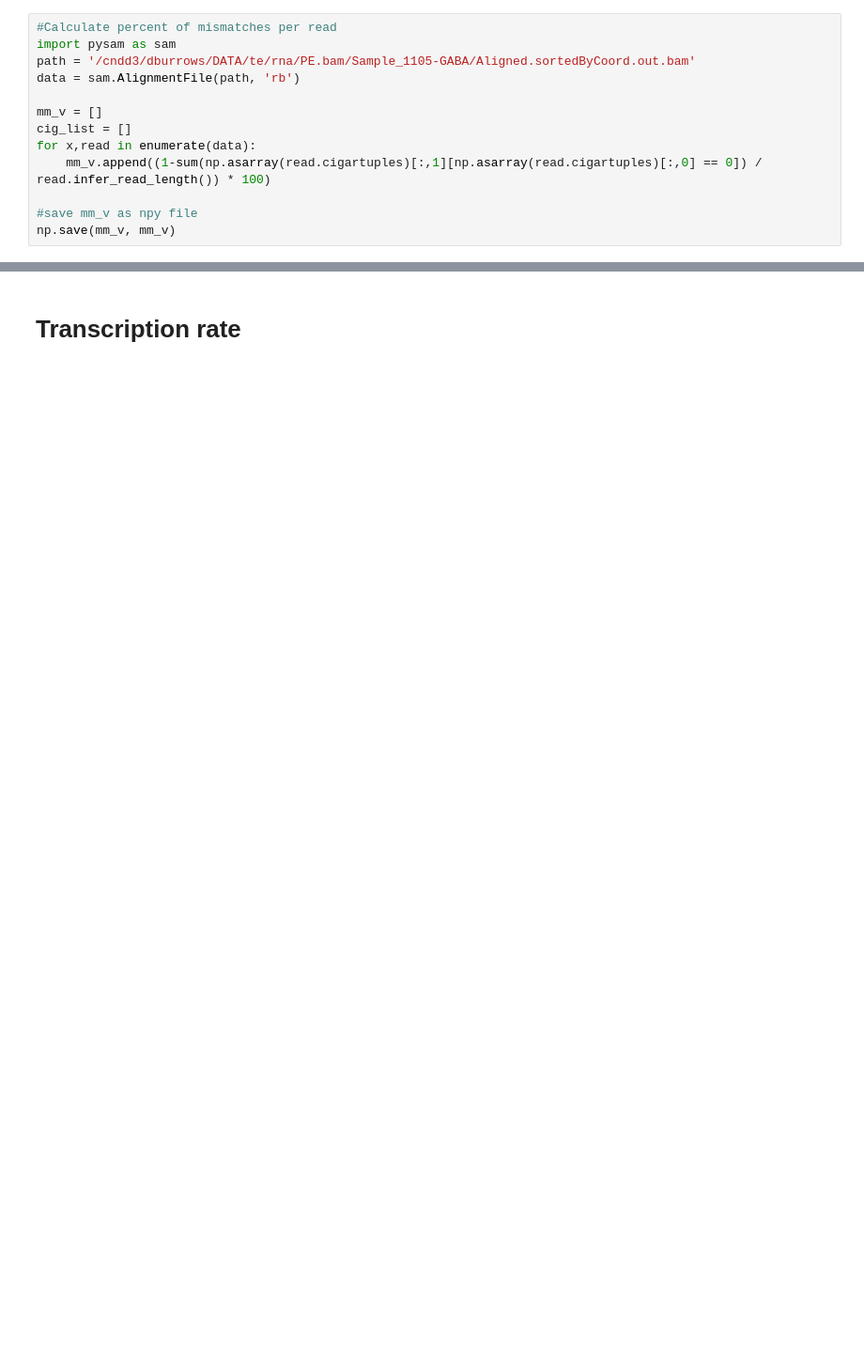
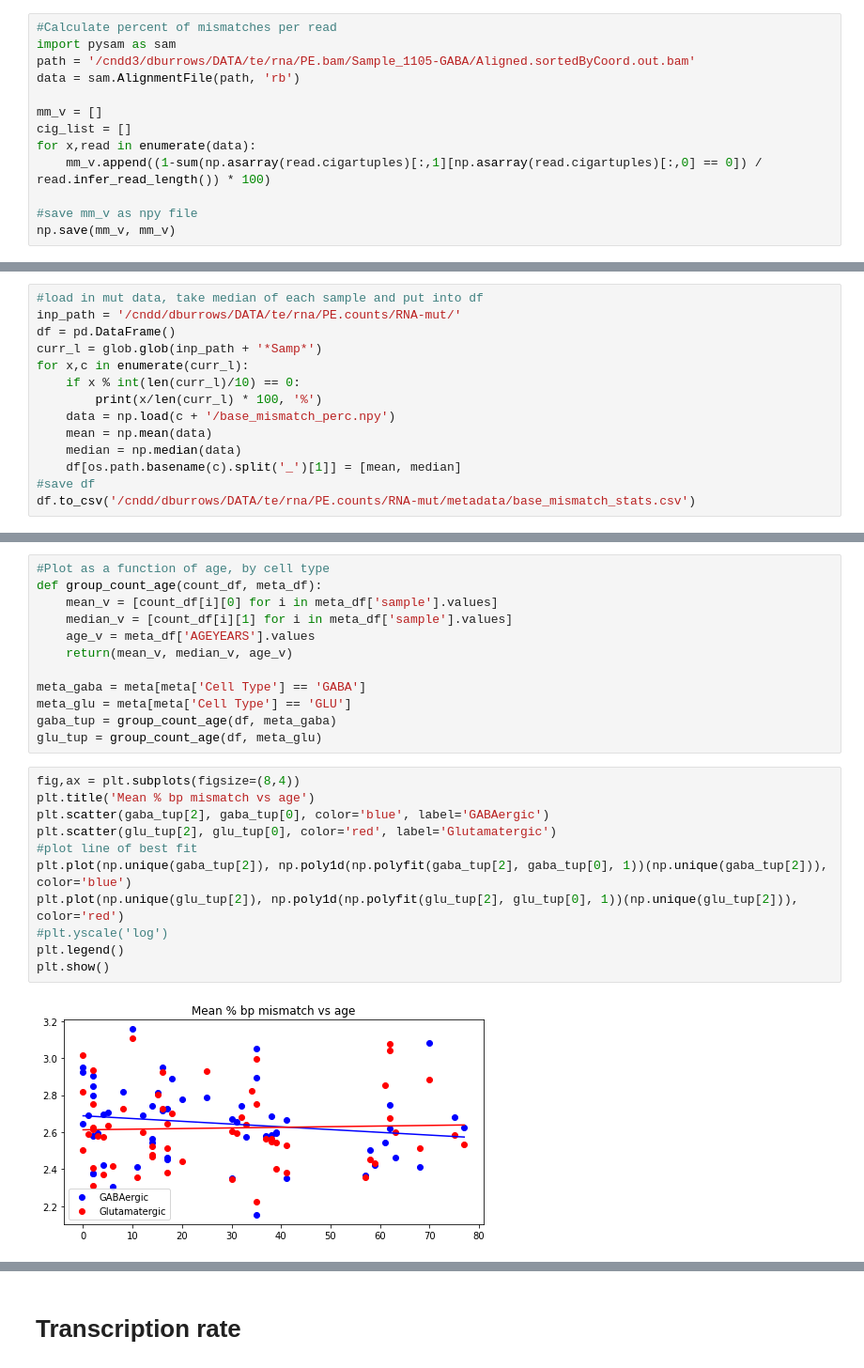
Before and after one commit to dmnburrows/age, a Jupyter notebook: RNA_ageing.ipynb, the cells around one changed output, grey strips where cells are left out. Shown: that part at 94% size. Saved outputs shown, nothing was run; the diff lists cells and outputs as text; blank space fills up the shorter version.

```diff
--- a/RNA_ageing.ipynb
+++ b/RNA_ageing.ipynb
@@ -428,0 +417,14 @@ np.save(mm_v, mm_v)
+# %%
+#load in mut data, take median of each sample and put into df
+inp_path = '/cndd/dburrows/DATA/te/rna/PE.counts/RNA-mut/'
+df = pd.DataFrame()
+curr_l = glob.glob(inp_path + '*Samp*')
+for x,c in enumerate(curr_l):
+    if x % int(len(curr_l)/10) == 0:
+        print(x/len(curr_l) * 100, '%')
+    data = np.load(c + '/base_mismatch_perc.npy')
+    mean = np.mean(data)
+    median = np.median(data)
+    df[os.path.basename(c).split('_')[1]] = [mean, median]
+#save df
+df.to_csv('/cndd/dburrows/DATA/te/rna/PE.counts/RNA-mut/metadata/base_mismatch_stats.csv')
@@ -428,0 +443,25 @@ np.save(mm_v, mm_v)
+# %%
+#Plot as a function of age, by cell type
+def group_count_age(count_df, meta_df):
+    mean_v = [count_df[i][0] for i in meta_df['sample'].values]
+    median_v = [count_df[i][1] for i in meta_df['sample'].values]
+    age_v = meta_df['AGEYEARS'].values
+    return(mean_v, median_v, age_v)
+
+meta_gaba = meta[meta['Cell Type'] == 'GABA']
+meta_glu = meta[meta['Cell Type'] == 'GLU']
+gaba_tup = group_count_age(df, meta_gaba)
+glu_tup = group_count_age(df, meta_glu)
+# %%
+fig,ax = plt.subplots(figsize=(8,4))
+plt.title('Mean % bp mismatch vs age')
+plt.scatter(gaba_tup[2], gaba_tup[0], color='blue', label='GABAergic')
+plt.scatter(glu_tup[2], glu_tup[0], color='red', label='Glutamatergic')
+#plot line of best fit
+plt.plot(np.unique(gaba_tup[2]), np.poly1d(np.polyfit(gaba_tup[2], gaba_tup[0], 1))(np.unique(gaba_tup[2])), color='blue')
+plt.plot(np.unique(glu_tup[2]), np.poly1d(np.polyfit(glu_tup[2], glu_tup[0], 1))(np.unique(glu_tup[2])), color='red')
+#plt.yscale('log')
+plt.legend()
+plt.show()
+# %% [output]
+[figure, added]
```
Also changed, not shown: parts of 5 cells of this notebook, 2 other files.
